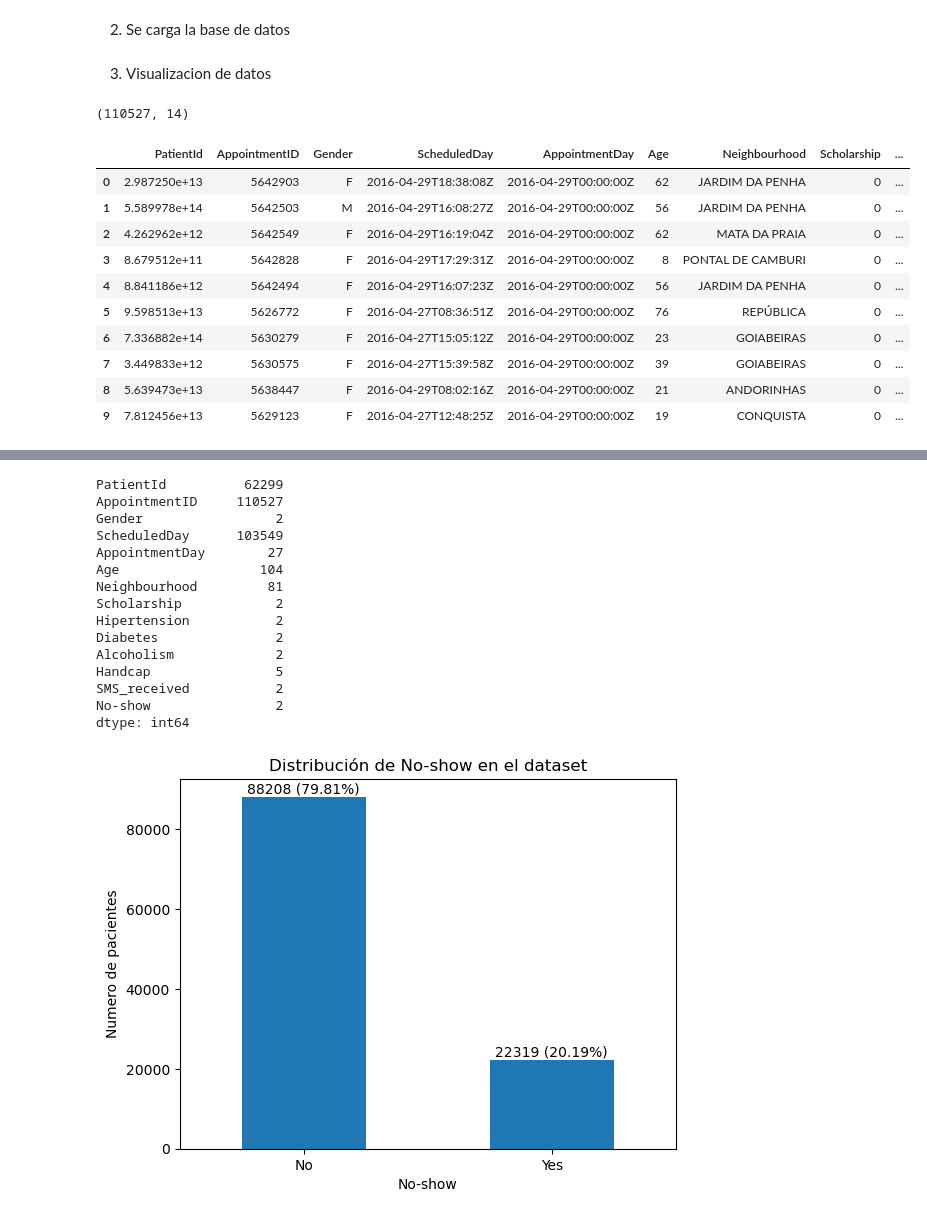
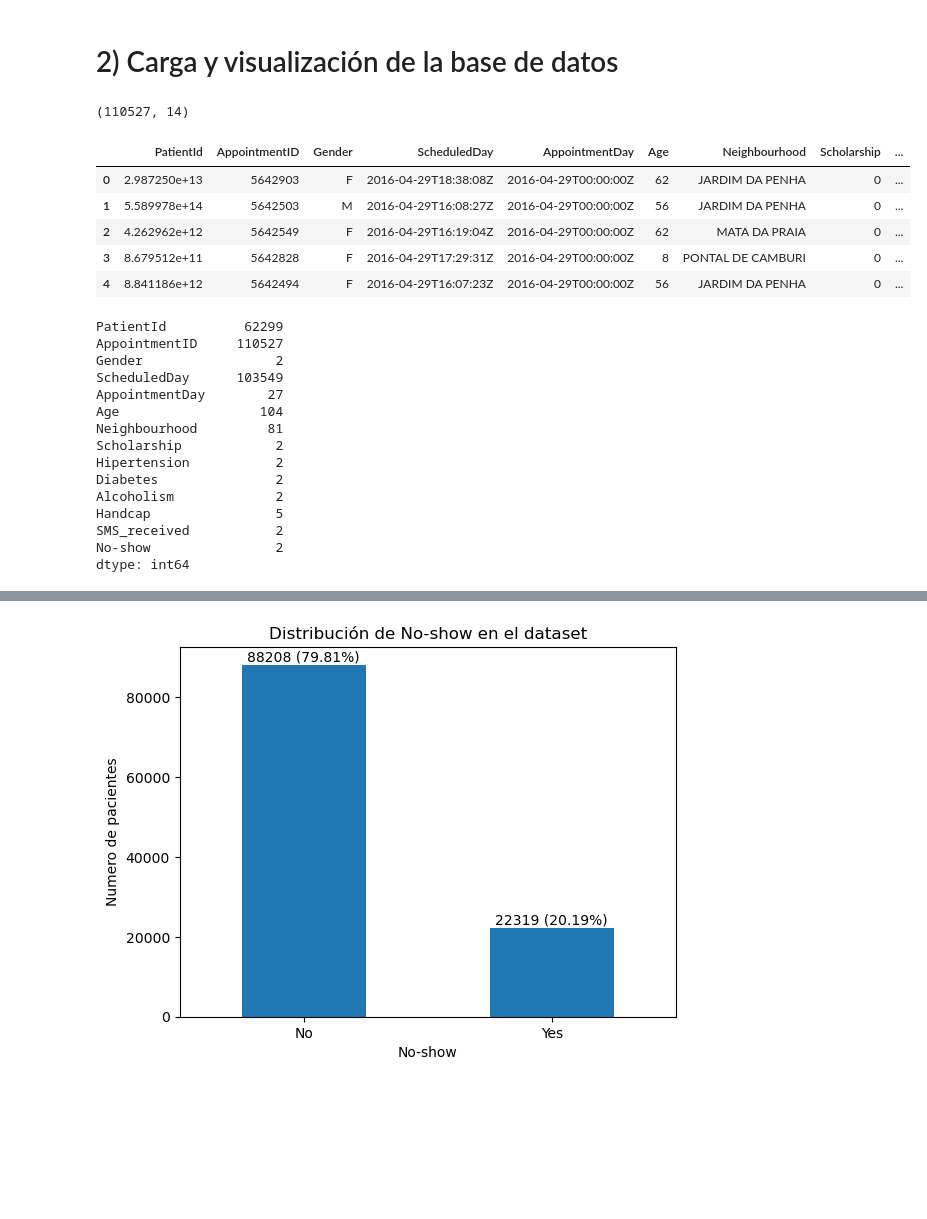
Before and after one commit to SValduezaL/TFM-Master-IA-INESDI, a Jupyter notebook: BBDD Kaagle/predicción_ inasistencia_v2.ipynb, the cells around one changed output, grey strips where cells are left out. Saved outputs shown, nothing was run; the diff lists cells and outputs as text; code cells hidden in the pictures; blank space fills up the shorter version.

```diff
--- a/BBDD Kaagle/predicción_ inasistencia_v2.ipynb
+++ b/BBDD Kaagle/predicción_ inasistencia_v2.ipynb
@@ -31,9 +34,7 @@ from imblearn.pipeline import Pipeline
 # %% [markdown]
-2) Se carga la base de datos
+# 2) Carga y visualización de la base de datos
 # %%
 medical_appointments = pd.read_csv('Attendance of Medical Appointments in Brazil (may2016).csv')
-# %% [markdown]
-3. Visualizacion de datos
 # %%
 # Numero de filas y columnas
 medical_appointments.shape
@@ -41,19 +42,34 @@ medical_appointments.shape
 (110527, 14)
 # %%
 # Encabezados
-medical_appointments.head(10)
+medical_appointments.head()
 # %% [output]
 |  | PatientId | AppointmentID | Gender | ScheduledDay | AppointmentDay | Age | Neighbourhood | Scholarship | ... |
 | 0 | 2.987250e+13 | 5642903 | F | 2016-04-29T18:38:08Z | 2016-04-29T00:00:00Z | 62 | JARDIM DA PENHA | 0 | ... |
 | 1 | 5.589978e+14 | 5642503 | M | 2016-04-29T16:08:27Z | 2016-04-29T00:00:00Z | 56 | JARDIM DA PENHA | 0 | ... |
 | 2 | 4.262962e+12 | 5642549 | F | 2016-04-29T16:19:04Z | 2016-04-29T00:00:00Z | 62 | MATA DA PRAIA | 0 | ... |
 | 3 | 8.679512e+11 | 5642828 | F | 2016-04-29T17:29:31Z | 2016-04-29T00:00:00Z | 8 | PONTAL DE CAMBURI | 0 | ... |
 | 4 | 8.841186e+12 | 5642494 | F | 2016-04-29T16:07:23Z | 2016-04-29T00:00:00Z | 56 | JARDIM DA PENHA | 0 | ... |
-| 5 | 9.598513e+13 | 5626772 | F | 2016-04-27T08:36:51Z | 2016-04-29T00:00:00Z | 76 | REPÚBLICA | 0 | ... |
-| 6 | 7.336882e+14 | 5630279 | F | 2016-04-27T15:05:12Z | 2016-04-29T00:00:00Z | 23 | GOIABEIRAS | 0 | ... |
-| 7 | 3.449833e+12 | 5630575 | F | 2016-04-27T15:39:58Z | 2016-04-29T00:00:00Z | 39 | GOIABEIRAS | 0 | ... |
-| 8 | 5.639473e+13 | 5638447 | F | 2016-04-29T08:02:16Z | 2016-04-29T00:00:00Z | 21 | ANDORINHAS | 0 | ... |
-| 9 | 7.812456e+13 | 5629123 | F | 2016-04-27T12:48:25Z | 2016-04-29T00:00:00Z | 19 | CONQUISTA | 0 | ... |
+# %%
+# Numero de valores unicos por columna
+column_counts = medical_appointments.nunique()
+print(column_counts)
+# %% [output]
+PatientId          62299
+AppointmentID     110527
+Gender                 2
+ScheduledDay      103549
+AppointmentDay        27
+Age                  104
+Neighbourhood         81
+Scholarship            2
+Hipertension           2
+Diabetes               2
+Alcoholism             2
+Handcap                5
+SMS_received           2
+No-show                2
+dtype: int64
 # %%
 # Tipo de datos
 data_types = medical_appointments.dtypes
@@ -74,26 +90,6 @@ Handcap             int64
 SMS_received        int64
 No-show            object
 dtype: object
-# %%
-# Numero de valores unicos por columna
-column_counts = medical_appointments.nunique()
-print(column_counts)
-# %% [output]
-PatientId          62299
-AppointmentID     110527
-Gender                 2
-ScheduledDay      103549
-AppointmentDay        27
-Age                  104
-Neighbourhood         81
-Scholarship            2
-Hipertension           2
-Diabetes               2
-Alcoholism             2
-Handcap                5
-SMS_received           2
-No-show                2
-dtype: int64
 # %%
 # Distribución del dataset
 class_counts = medical_appointments['No-show'].value_counts()
```
Also changed, not shown: parts of 40 cells of this notebook.
